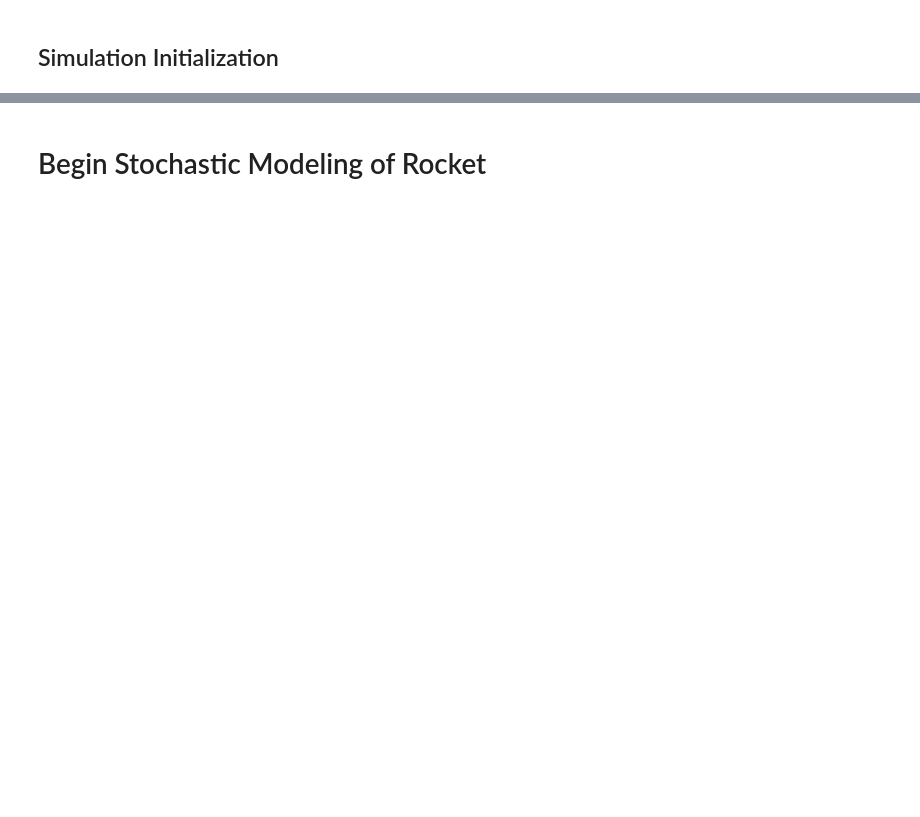
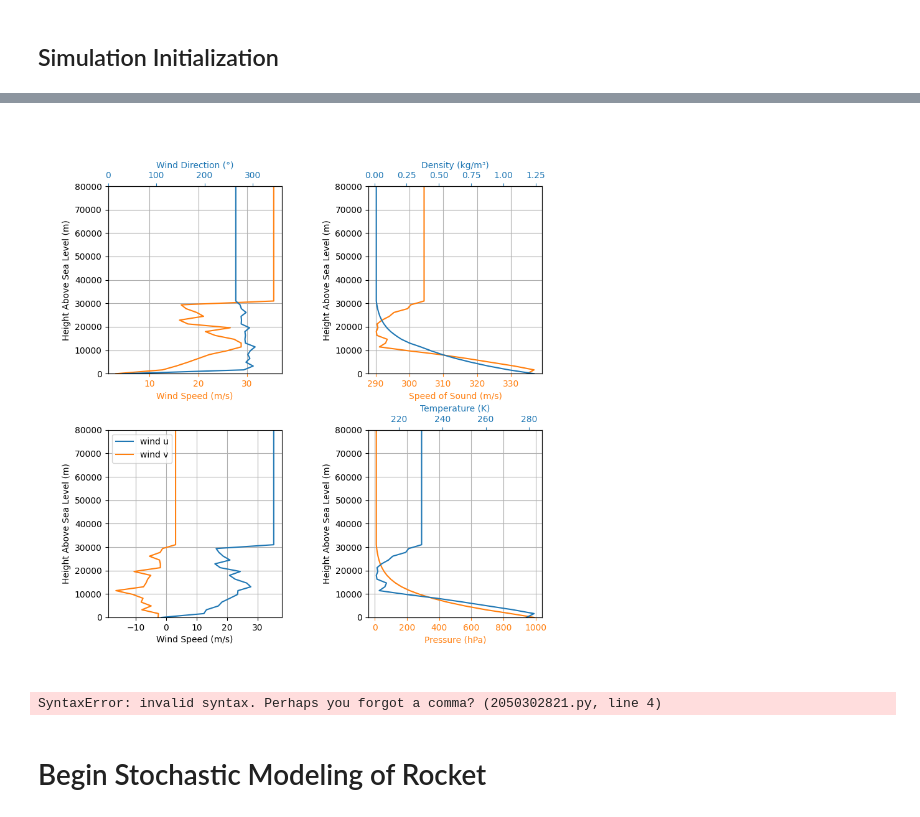
Before and after one commit to GoldenFlashesRocketry/ARES_RocketPy, a Jupyter notebook: Valkyrie_Sim.ipynb, the cells around one changed output, grey strips where cells are left out. Drawn from its saved outputs; the diff is of its cells as text; code cells hidden in the pictures; blank space fills up the shorter version.

Commit message:
Refined Valkaryie Sim for MidOhio test flight 2 and new motor, however still is old rocket

```diff
--- a/Valkyrie_Sim.ipynb
+++ b/Valkyrie_Sim.ipynb
@@ -22,21 +25,16 @@ from rocketpy.stochastic import (
 # %%
 # Environment Configuration
-env = Environment(latitude=31.04434, longitude=-103.53517, elevation=1400)
-
-import datetime
-tomorrow = datetime.date.today() + datetime.timedelta(days=1)
-
-env.set_date(
-    (tomorrow.year, tomorrow.month, tomorrow.day, 12)
-)
-
-env.set_atmospheric_model(type="Forecast", file="GFS")
-env.info()
+url = "https://weather.uwyo.edu/cgi-bin/sounding?region=naconf&TYPE=TEXT:LIST&YEAR=2026&MONTH=04&FROM=1112&TO=1112&STNM=72426"
+env = Environment()
+env.set_atmospheric_model(type="wyoming_sounding", file=url)
+env.plots.atmospheric_model()
+# %% [output]
+[figure, added]
 # %%
 # Motor Definition
 
 K2FullMotor = SolidMotor(
-    thrust_source = r".\Raw Data\Valkyrie\K-2FullScaleTest.eng",
+    thrust_source = r".\Raw Data\Valkyrie\FullScaleTestBurnMotorUpdated.eng",
     dry_mass = 5.44311,
     dry_inertia = (0.475, 0.475, 0.007),
     nozzle_radius = 0.06858/2,
@@ -53,6 +51,8 @@ K2FullMotor = SolidMotor(
     throat_radius = 0.02794/2,
     coordinate_system_orientation="nozzle_to_combustion_chamber"
 )
+# %% [output]
+SyntaxError: invalid syntax. Perhaps you forgot a comma? (2050302821.py, line 4)
 # %%
 # Define Rocket
 Valkyrie = Rocket(
```
Also changed, not shown: parts of 2 cells of this notebook, 2 other files.
